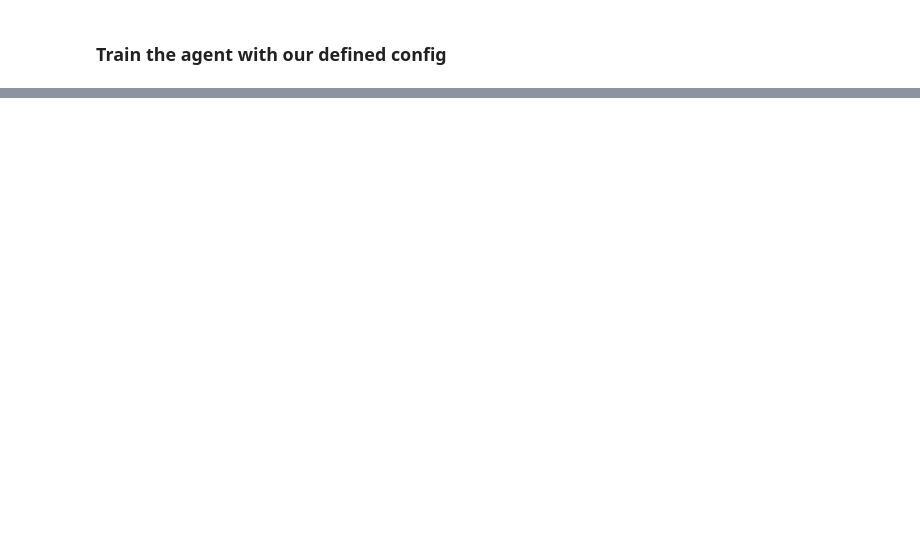
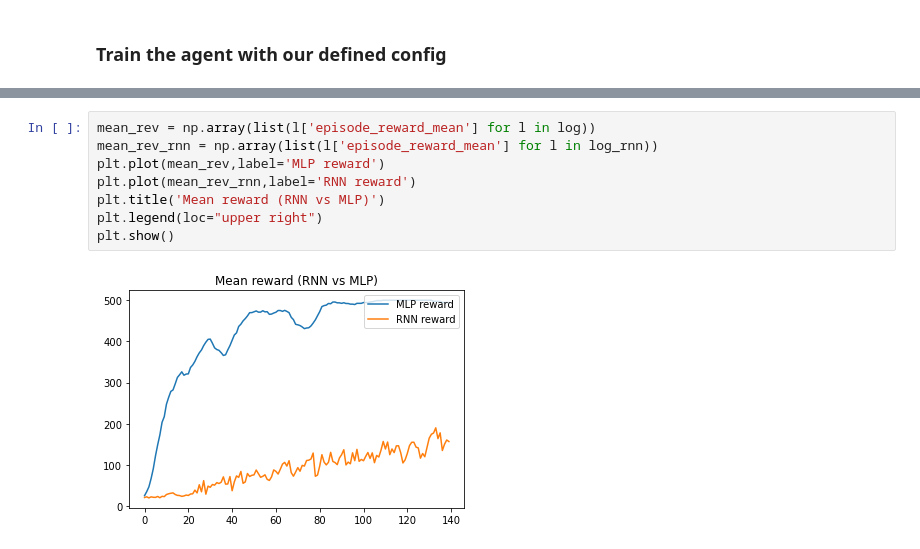
Before and after one commit to RenardDesNeiges/CTNN_Policies, a Jupyter notebook: ray_RLLIB_example.ipynb, the cells around one changed output, grey strips where cells are left out. Cells and saved outputs as stored; diff of their text form; blank space fills up the shorter version.

```diff
--- a/ray_RLLIB_example.ipynb
+++ b/ray_RLLIB_example.ipynb
@@ -135,0 +247,10 @@ trainer.evaluate()
+# %%
+mean_rev = np.array(list(l['episode_reward_mean'] for l in log))
+mean_rev_rnn = np.array(list(l['episode_reward_mean'] for l in log_rnn))
+plt.plot(mean_rev,label='MLP reward')
+plt.plot(mean_rev_rnn,label='RNN reward')
+plt.title('Mean reward (RNN vs MLP)')
+plt.legend(loc="upper right")
+plt.show()
+# %% [output]
+[figure, added]
```
Also changed, not shown: parts of 16 cells of this notebook, 1 other file.
